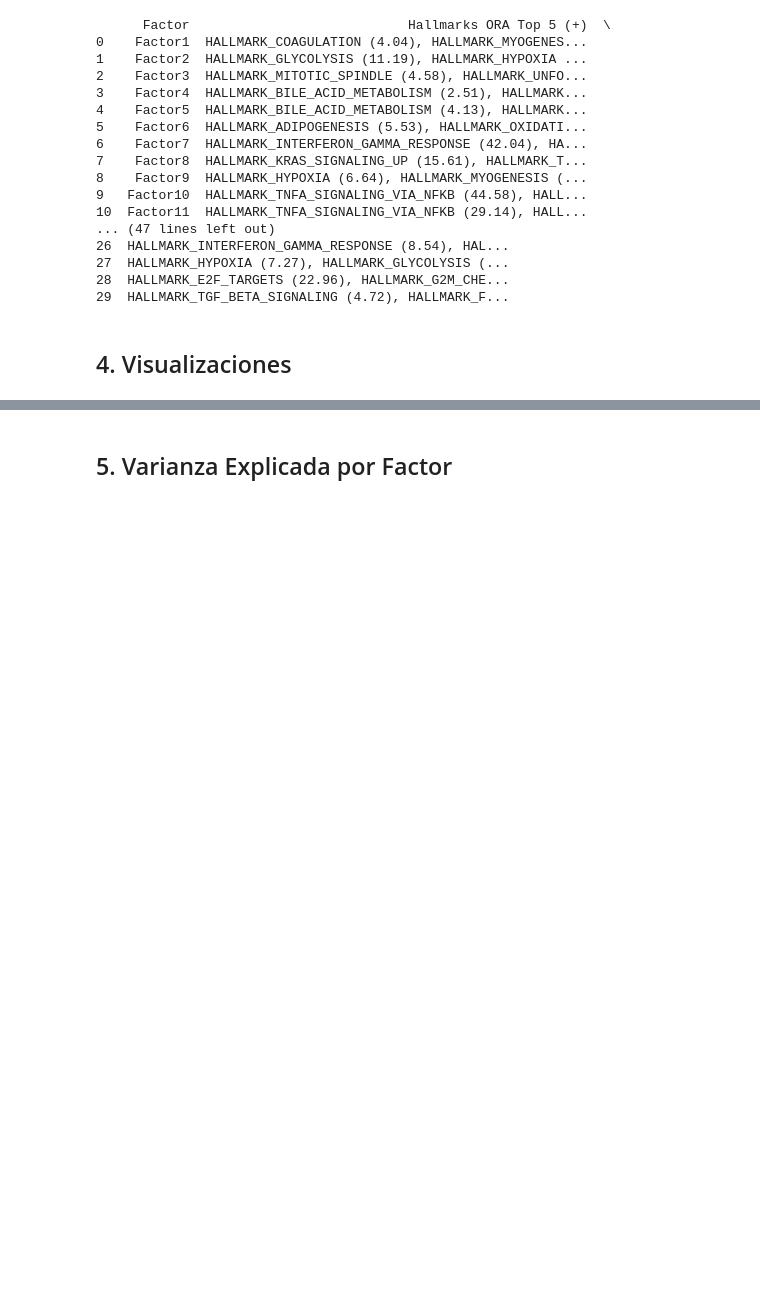
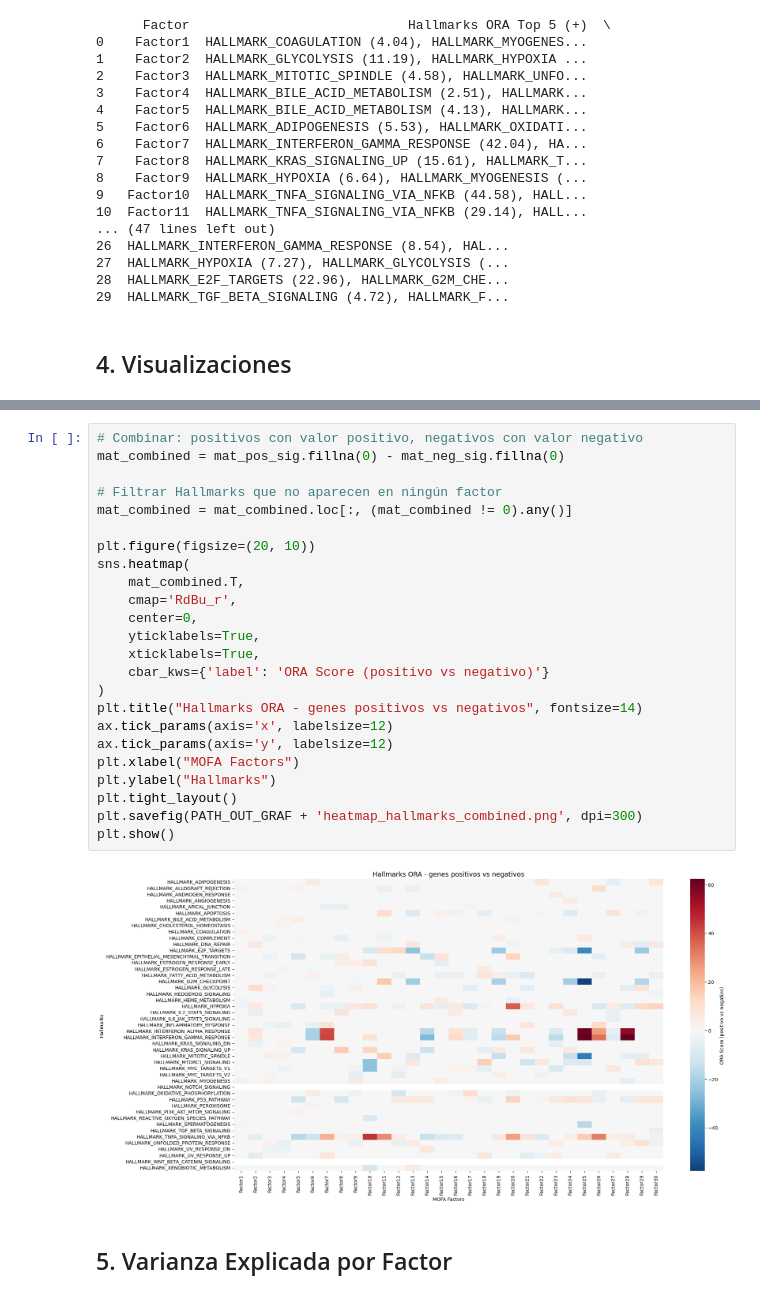
Before and after one commit to MALL-Lab/drug_clustering_pub, a Jupyter notebook: TFM_mao/notebooks/09_biological_analysis.ipynb, the cells around one changed output, grey strips where cells are left out. Saved outputs shown, nothing was run; the diff lists cells and outputs as text; blank space fills up the shorter version.

```diff
--- a/TFM_mao/notebooks/09_biological_analysis.ipynb
+++ b/TFM_mao/notebooks/09_biological_analysis.ipynb
@@ -256,3 +257,29 @@ plt.show()
+# %%
+# Combinar: positivos con valor positivo, negativos con valor negativo
+mat_combined = mat_pos_sig.fillna(0) - mat_neg_sig.fillna(0)
+
+# Filtrar Hallmarks que no aparecen en ningún factor
+mat_combined = mat_combined.loc[:, (mat_combined != 0).any()]
+
+plt.figure(figsize=(20, 10))
+sns.heatmap(
+    mat_combined.T,
+    cmap='RdBu_r',
+    center=0,
+    yticklabels=True,
+    xticklabels=True,
+    cbar_kws={'label': 'ORA Score (positivo vs negativo)'}
+)
+plt.title("Hallmarks ORA - genes positivos vs negativos", fontsize=14)
+ax.tick_params(axis='x', labelsize=12)
+ax.tick_params(axis='y', labelsize=12)
+plt.xlabel("MOFA Factors")
+plt.ylabel("Hallmarks")
+plt.tight_layout()
+plt.savefig(PATH_OUT_GRAF + 'heatmap_hallmarks_combined.png', dpi=300)
+plt.show()
+# %% [output]
+[figure, added]
 # %% [markdown]
 ## 5. Varianza Explicada por Factor
 # %%
```
Also changed, not shown: parts of 9 cells of this notebook, 22 other files.
